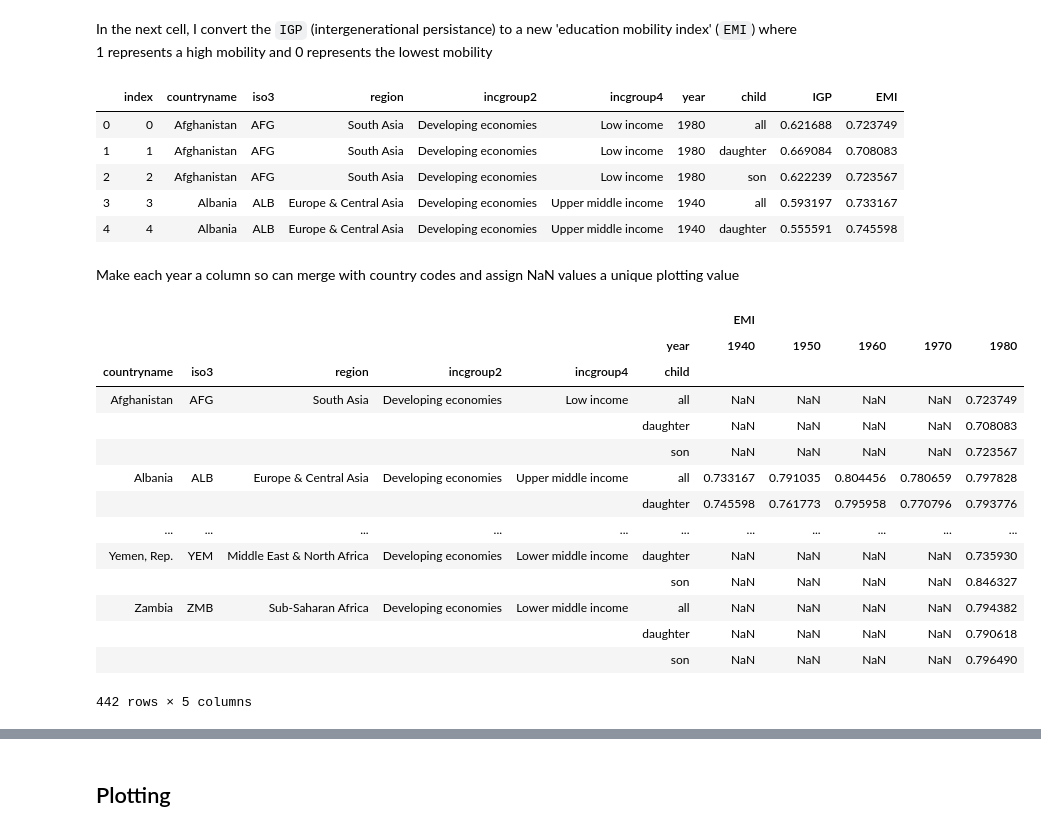
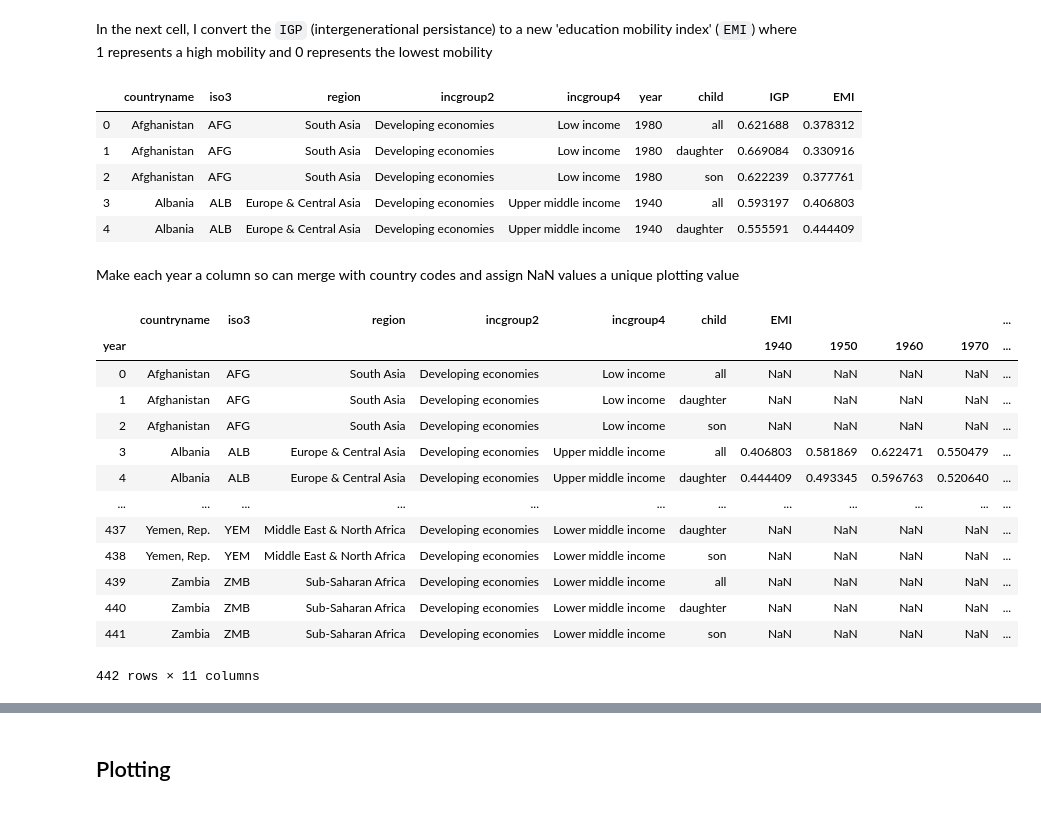
Before and after one commit to UBC-MDS/DSCI_532_L02_Group212_SocialMobilityProject, a Jupyter notebook: src/data_wrangling.ipynb, the cells around one changed output, grey strips where cells are left out. Drawn from its saved outputs; the diff is of its cells as text; code cells hidden in the pictures.

```diff
--- a/src/data_wrangling.ipynb
+++ b/src/data_wrangling.ipynb
@@ -48,7 +49,7 @@ country_code.head()
 # drop rows where we don't have education mobility info, and drop unneeded columns
 raw_df = raw_df.dropna(subset=['IGP', 'year'])
 # keep relevant columns, group by variable categories and report mean IGP (education persistance)
-ed_mob_df = ed_mob_df.groupby(['countryname', 'iso3', 'region', 'incgroup2', 'incgroup4', 'year', 'child']).agg({'IGP': 'mean'})
+ed_mob_df = raw_df.groupby(['countryname', 'iso3', 'region', 'incgroup2', 'incgroup4', 'year', 'child']).agg({'IGP': 'mean'})
 ed_mob_df
 # %% [output]
 |  |  |  |  |  |  |  | IGP |
@@ -69,41 +102,39 @@ ed_mob_df
 In the next cell, I convert the `IGP` (intergenerational persistance) to a new 'education mobility index' (`EMI`) where 1 represents a high mobility and 0 represents the lowest mobility
 # %%
 #find max and min IGP, then calculate EMI by mapping min IGP to 1 and max IGP to 0
-max_igp = ed_mob_df['IGP'].max()
-min_igp = ed_mob_df['IGP'].min()
+max_igp = 1
+min_igp = 0
 #scale
 ed_mob_df['EMI'] = (1 / (min_igp - max_igp))* (ed_mob_df['IGP'] - max_igp)
 ed_mob_df.reset_index(inplace=True)
 ed_mob_df.head()
 # %% [output]
-|  | index | countryname | iso3 | region | incgroup2 | incgroup4 | year | child | IGP | EMI |
-| 0 | 0 | Afghanistan | AFG | South Asia | Developing economies | Low income | 1980 | all | 0.621688 | 0.723749 |
-| 1 | 1 | Afghanistan | AFG | South Asia | Developing economies | Low income | 1980 | daughter | 0.669084 | 0.708083 |
-| 2 | 2 | Afghanistan | AFG | South Asia | Developing economies | Low income | 1980 | son | 0.622239 | 0.723567 |
-| 3 | 3 | Albania | ALB | Europe & Central Asia | Developing economies | Upper middle income | 1940 | all | 0.593197 | 0.733167 |
-| 4 | 4 | Albania | ALB | Europe & Central Asia | Developing economies | Upper middle income | 1940 | daughter | 0.555591 | 0.745598 |
+|  | countryname | iso3 | region | incgroup2 | incgroup4 | year | child | IGP | EMI |
+| 0 | Afghanistan | AFG | South Asia | Developing economies | Low income | 1980 | all | 0.621688 | 0.378312 |
+| 1 | Afghanistan | AFG | South Asia | Developing economies | Low income | 1980 | daughter | 0.669084 | 0.330916 |
+| 2 | Afghanistan | AFG | South Asia | Developing economies | Low income | 1980 | son | 0.622239 | 0.377761 |
+| 3 | Albania | ALB | Europe & Central Asia | Developing economies | Upper middle income | 1940 | all | 0.593197 | 0.406803 |
+| 4 | Albania | ALB | Europe & Central Asia | Developing economies | Upper middle income | 1940 | daughter | 0.555591 | 0.444409 |
 # %% [markdown]
 Make each year a column so can merge with country codes and assign NaN values a unique plotting value
 # %%
 ed_mob_wide = pd.pivot_table(ed_mob_df,
                              values=['EMI'],
                              index=['countryname', 'iso3', 'region', 'incgroup2', 'incgroup4', 'child'],
-                             columns='year')
-#save a version with NaN in case want to use it later
-ed_mob_wide_NaN = ed_mob_wide
+                             columns='year').reset_index()
+ed_mob_wide
 # %% [output]
-|  |  |  |  |  |  | EMI |  |  |  |  |
-|  |  |  |  |  | year | 1940 | 1950 | 1960 | 1970 | 1980 |
-| countryname | iso3 | region | incgroup2 | incgroup4 | child |  |  |  |  |  |
-| Afghanistan | AFG | South Asia | Developing economies | Low income | all | NaN | NaN | NaN | NaN | 0.723749 |
-|  |  |  |  |  | daughter | NaN | NaN | NaN | NaN | 0.708083 |
-|  |  |  |  |  | son | NaN | NaN | NaN | NaN | 0.723567 |
-| Albania | ALB | Europe & Central Asia | Developing economies | Upper middle income | all | 0.733167 | 0.791035 | 0.804456 | 0.780659 | 0.797828 |
-|  |  |  |  |  | daughter | 0.745598 | 0.761773 | 0.795958 | 0.770796 | 0.793776 |
-| ... | ... | ... | ... | ... | ... | ... | ... | ... | ... | ... |
-| Yemen, Rep. | YEM | Middle East & North Africa | Developing economies | Lower middle income | daughter | NaN | NaN | NaN | NaN | 0.735930 |
-|  |  |  |  |  | son | NaN | NaN | NaN | NaN | 0.846327 |
-| Zambia | ZMB | Sub-Saharan Africa | Developing economies | Lower middle income | all | NaN | NaN | NaN | NaN | 0.794382 |
-|  |  |  |  |  | daughter | NaN | NaN | NaN | NaN | 0.790618 |
-|  |  |  |  |  | son | NaN | NaN | NaN | NaN | 0.796490 |
+|  | countryname | iso3 | region | incgroup2 | incgroup4 | child | EMI |  |  |  | ... |
+| year |  |  |  |  |  |  | 1940 | 1950 | 1960 | 1970 | ... |
+| 0 | Afghanistan | AFG | South Asia | Developing economies | Low income | all | NaN | NaN | NaN | NaN | ... |
+| 1 | Afghanistan | AFG | South Asia | Developing economies | Low income | daughter | NaN | NaN | NaN | NaN | ... |
+| 2 | Afghanistan | AFG | South Asia | Developing economies | Low income | son | NaN | NaN | NaN | NaN | ... |
+| 3 | Albania | ALB | Europe & Central Asia | Developing economies | Upper middle income | all | 0.406803 | 0.581869 | 0.622471 | 0.550479 | ... |
+| 4 | Albania | ALB | Europe & Central Asia | Developing economies | Upper middle income | daughter | 0.444409 | 0.493345 | 0.596763 | 0.520640 | ... |
+| ... | ... | ... | ... | ... | ... | ... | ... | ... | ... | ... | ... |
+| 437 | Yemen, Rep. | YEM | Middle East & North Africa | Developing economies | Lower middle income | daughter | NaN | NaN | NaN | NaN | ... |
+| 438 | Yemen, Rep. | YEM | Middle East & North Africa | Developing economies | Lower middle income | son | NaN | NaN | NaN | NaN | ... |
+| 439 | Zambia | ZMB | Sub-Saharan Africa | Developing economies | Lower middle income | all | NaN | NaN | NaN | NaN | ... |
+| 440 | Zambia | ZMB | Sub-Saharan Africa | Developing economies | Lower middle income | daughter | NaN | NaN | NaN | NaN | ... |
+| 441 | Zambia | ZMB | Sub-Saharan Africa | Developing economies | Lower middle income | son | NaN | NaN | NaN | NaN | ... |
-442 rows × 5 columns
+442 rows × 11 columns
```
Also changed, not shown: parts of 17 cells of this notebook.
